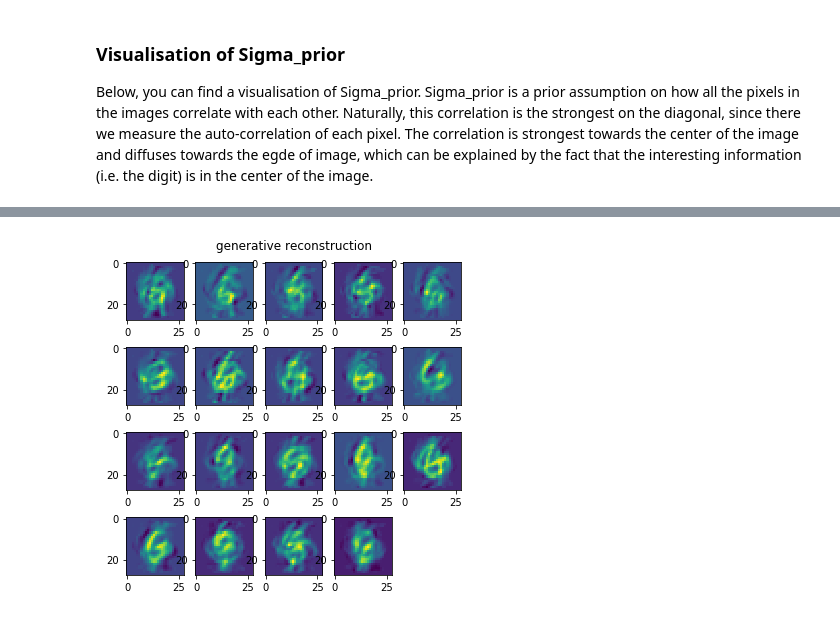
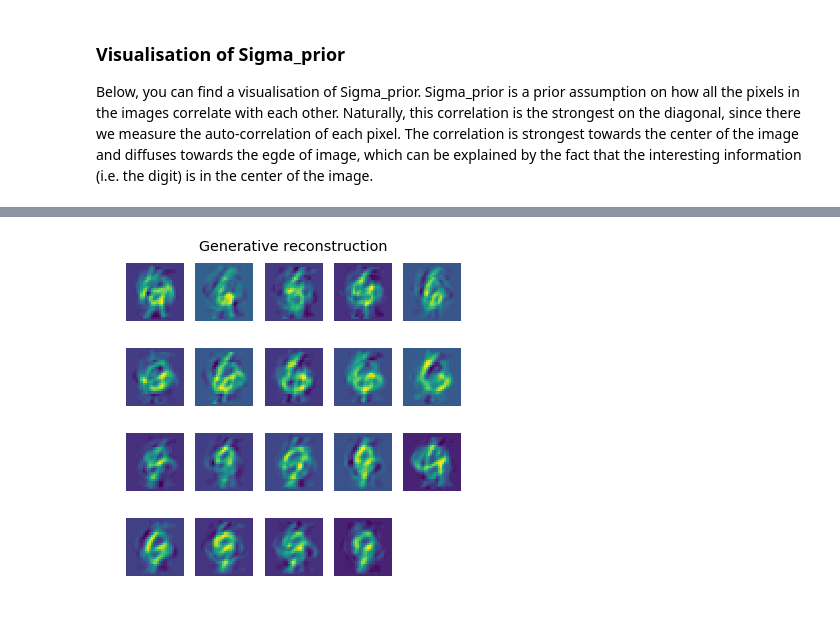
Before and after one commit to pieterwolfert/ccn, a Jupyter notebook: assignment4/assignment4.ipynb, the cells around one changed output, grey strips where cells are left out. Saved outputs shown, nothing was run; the diff lists cells and outputs as text; code cells hidden in the pictures.

Commit message:
Set covariance matrix in ex2 to correct dimensions

```diff
--- a/assignment4/assignment4.ipynb
+++ b/assignment4/assignment4.ipynb
@@ -7,7 +7,8 @@ import numpy as np
 %matplotlib inline
 import matplotlib.pyplot as plt
 from scipy.io import loadmat
-from numpy.linalg import inv
+from scipy.linalg import inv
+plt.style.use('ggplot')
 # %% [markdown]
 #### Initialise and normalise the data
 We first retrieve all the relevant information from 69dataset. The images are stored in the matrix X, the responses in the matrix Y and the prior image data in the matrix X_prior. Next we normalize these matrices by subtracting the mean of each voxel/pixel from itself and dividing that over the standard deviation of the respective pixel/voxel. In some cases we get nan's since many pixel are zeros and there respective means and std's will be zero as well. We replace these nan's with zeros as a postprocessing step. We then split the X and Y matrices into train and test sets.
@@ -37,7 +39,8 @@ Y_train, Y_test = np.concatenate((Y_norm[10:50,:], Y_norm[50:90,:])), np.concate
 # %%
 # Excercise 1
 I_l = np.mat(10**-6 * np.identity(3092))
-B = inv(np.mat(Y_train).T * np.mat(Y_train) + I_l) * np.mat(Y_train).T * np.mat(X_train)
+B = inv(np.mat(Y_train).T * np.mat(Y_train) + I_l) \
+* np.mat(Y_train).T * np.mat(X_train)
 
 x_test = B.T * Y_test.T
 # Reconstruct normalized images
@@ -47,18 +50,20 @@ X_test = X_test * X_std + X_mean
 # actual images
 fig1 = plt.figure(figsize=(6,6))
 plt.axis('off')
-plt.title('original test stimuli')
+plt.title('Original Test Stimuli')
 for i in range(19):
     image = np.reshape(X_test[i,:],(28,28)).T
     sub = fig1.add_subplot(4,5,i+1)
     sub.imshow(image)
+    plt.axis('off')
 
 # reconstructed images excercise 1
 fig2 = plt.figure(figsize=(6,6))
 plt.axis('off')
-plt.title('reconstructions')
+plt.title('Reconstructions')
 for i in range(19):
     image = np.reshape(x_test[i,:],(28,28)).T
     sub = fig2.add_subplot(4,5,i+1)
     sub.imshow(image)
+    plt.axis('off')
 # %% [output]
@@ -67,12 +72,12 @@ for i in range(19):
 # %% [markdown]
 ### Exercise 2.1: estimate B and visualise Sigma_prior
 # %%
-sigma = np.mat(10**-3 * np.identity(784)) #covariance matrix
+sigma = np.mat(10**-3 * np.identity(3092)) #covariance matrix
 I_l = np.mat(10**-6 * np.identity(784))
 
 B = inv(np.mat(X_train).T * np.mat(X_train) + I_l)\
     * np.mat(X_train).T * np.mat(Y_train)
-sigma_prior = (np.mat(X_normp).T * np.mat(X_normp)) / (2000- 1) \
+sigma_prior = (np.mat(X_normp).T * np.mat(X_normp))/ (np.shape(X_prior)[0]- 1)\
 + np.mat(10**-6*np.identity(784))
 # %% [markdown]
 ### Visualisation of Sigma_prior
@@ -88,14 +97,15 @@ plt.imshow(sigma_prior)
 # %%
 # Excercise 2
-mu_post = ((inv(inv(sigma_prior) + (B.T*inv(sigma)).T*B.T) \
-*B).T*inv(sigma)).T*np.mat(Y_test).T
+mu_post = inv(inv(sigma_prior) + B * inv(sigma)*B.T)\
+*B*inv(sigma)*np.mat(Y_test).T
 recon_im = np.array(mu_post).T*X_std + X_mean
 fig = plt.figure(figsize=(6,6))
 plt.axis('off')
-plt.title('generative reconstruction')
+plt.title('Generative reconstruction')
 for i in range(19):
     image = np.reshape(recon_im[i,:],(28,28)).T
     sub = fig.add_subplot(4,5,i+1)
     sub.imshow(image)
+    plt.axis('off')
 # %% [output]
-[figure, old version]
+[figure, new version]
```
Also changed, not shown: parts of 6 cells of this notebook.
